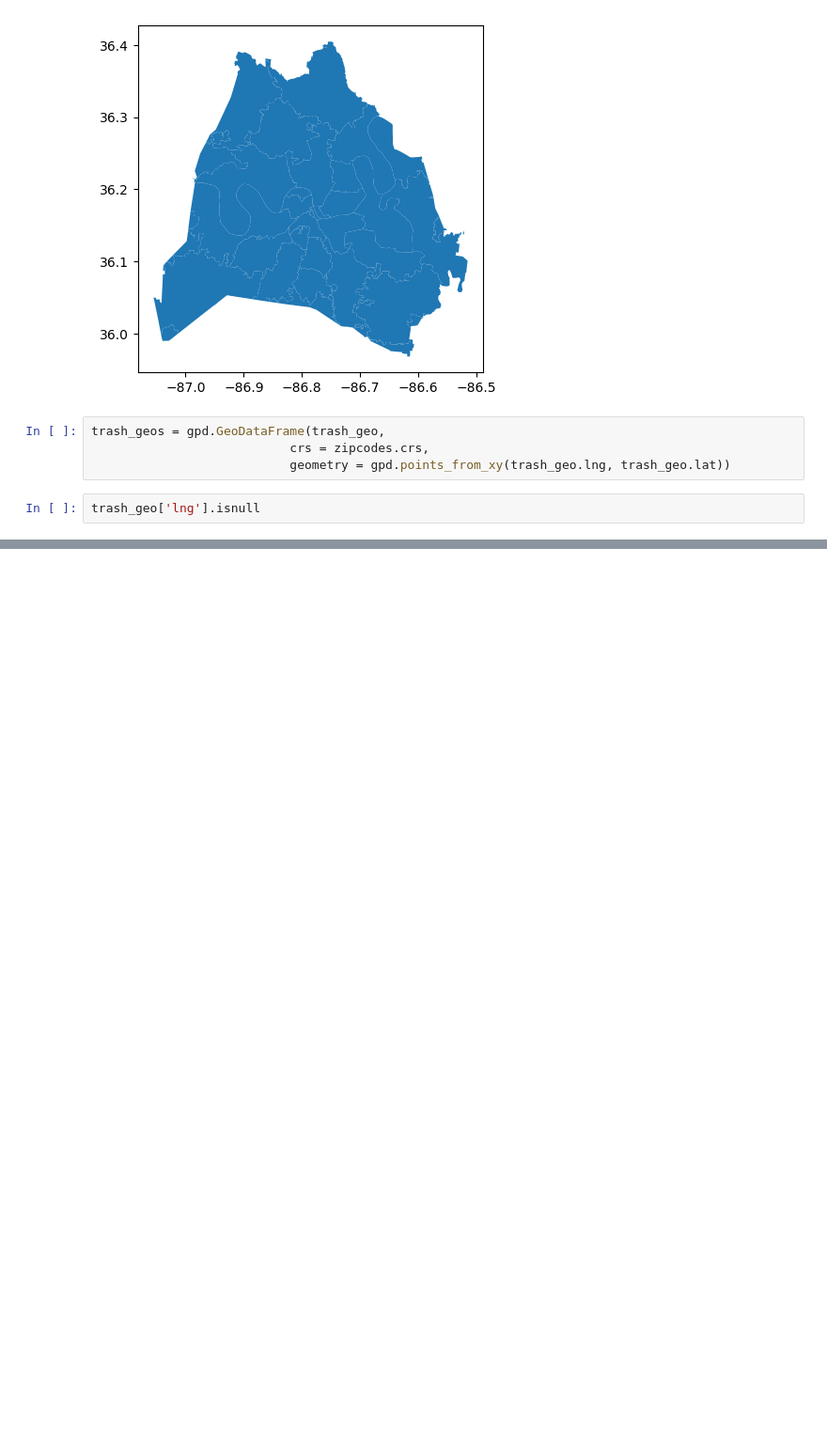
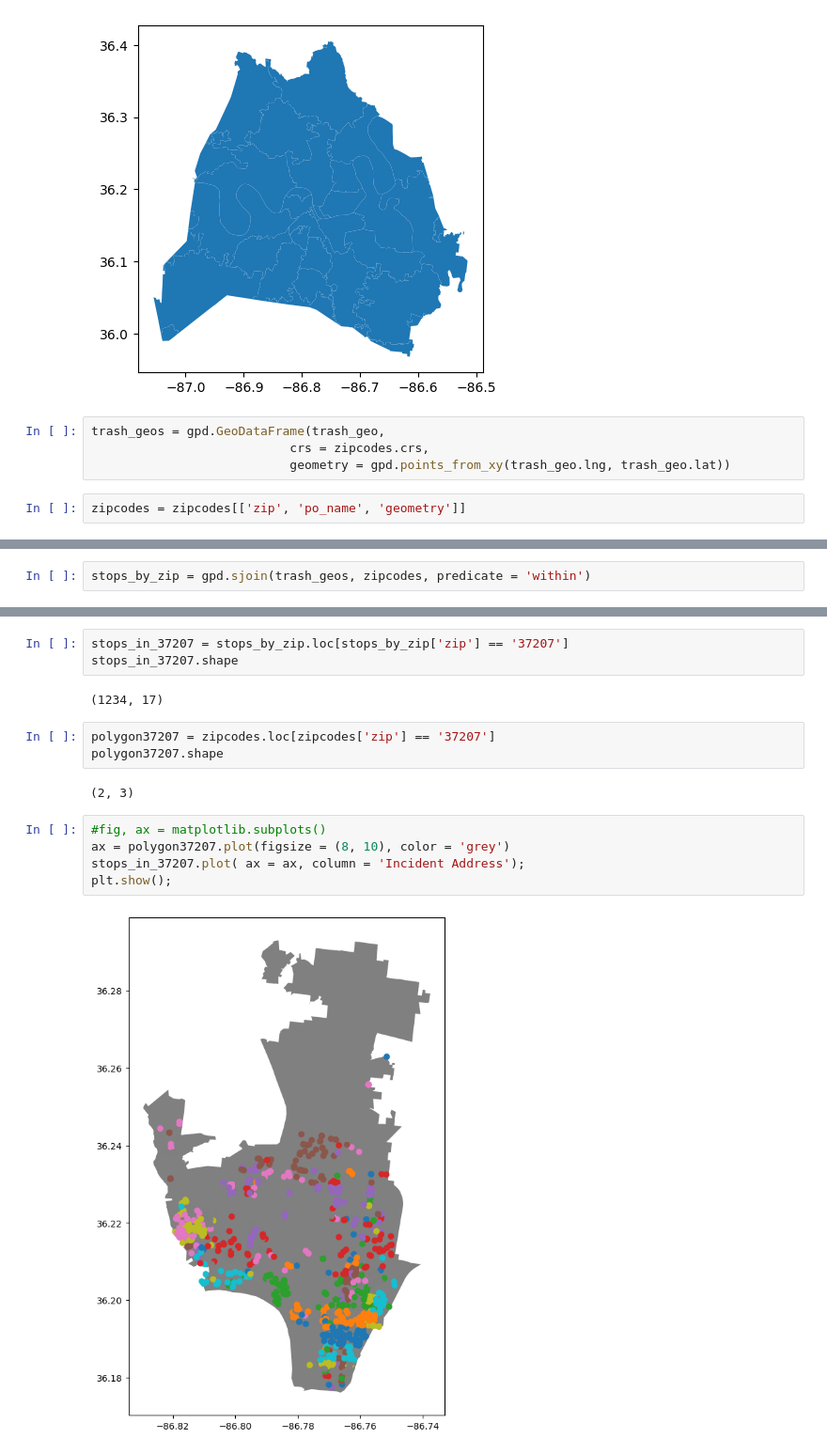
Before and after one commit to NSS-Data-Analytics-Cohort-14/trash-pickups-v2-kshaffer93, a Jupyter notebook: notebooks/trash.ipynb, the cells around one changed output, grey strips where cells are left out. Shown at 94% size. Cells and saved outputs as stored; diff of their text form; blank space fills up the shorter version.

```diff
--- a/notebooks/trash.ipynb
+++ b/notebooks/trash.ipynb
@@ -279,4 +285,4 @@ trash_geos = gpd.GeoDataFrame(trash_geo,
                            crs = zipcodes.crs,
                            geometry = gpd.points_from_xy(trash_geo.lng, trash_geo.lat))
 # %%
-trash_geo['lng'].isnull
+zipcodes = zipcodes[['zip', 'po_name', 'geometry']]
@@ -295,0 +289,2 @@ Name: lng, Length: 20226, dtype: object>
+# %%
+stops_by_zip = gpd.sjoin(trash_geos, zipcodes, predicate = 'within')
@@ -295,0 +320,17 @@ Name: lng, Length: 20226, dtype: object>
+# %%
+stops_in_37207 = stops_by_zip.loc[stops_by_zip['zip'] == '37207']
+stops_in_37207.shape
+# %% [output]
+(1234, 17)
+# %%
+polygon37207 = zipcodes.loc[zipcodes['zip'] == '37207']
+polygon37207.shape
+# %% [output]
+(2, 3)
+# %%
+#fig, ax = matplotlib.subplots()
+ax = polygon37207.plot(figsize = (8, 10), color = 'grey')
+stops_in_37207.plot( ax = ax, column = 'Incident Address');
+plt.show();
+# %% [output]
+[figure, added]
```
Also changed, not shown: parts of 12 cells of this notebook.
